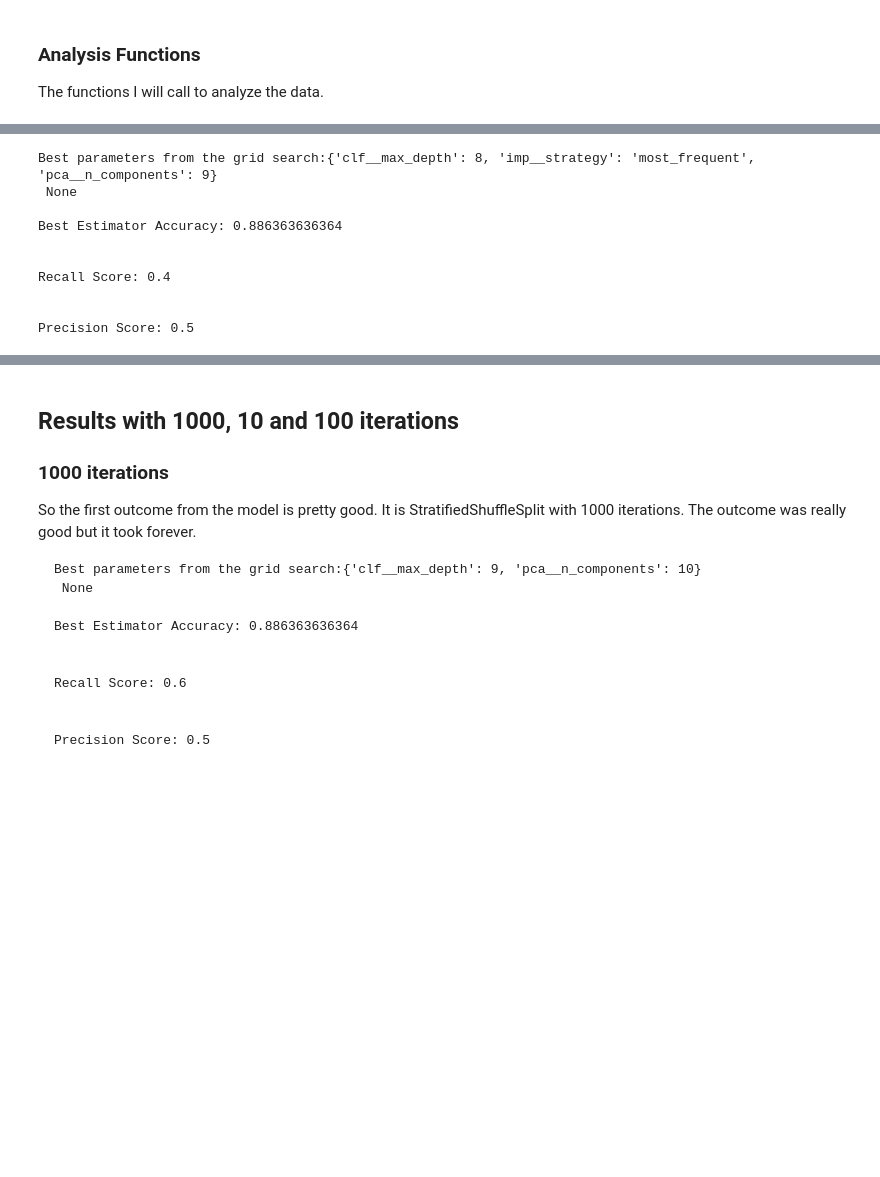
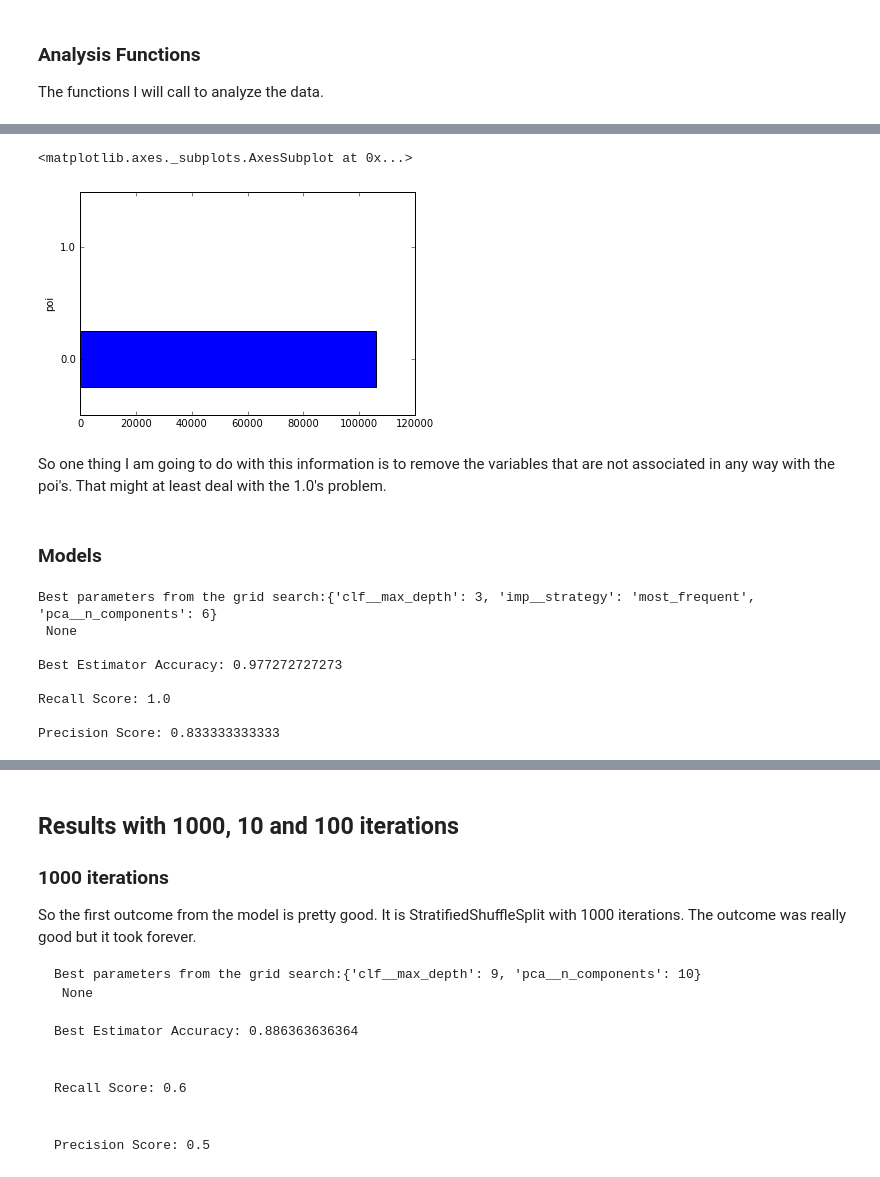
Before and after one commit to michaelreinhard/ud120-projects, a Jupyter notebook: final_project/final_project_restart_vivek.ipynb, the cells around one changed output, grey strips where cells are left out. Cells and saved outputs as stored; diff of their text form; code cells hidden in the pictures; blank space fills up the shorter version.

Commit message:
dropping variables and eda

```diff
--- a/final_project/final_project_restart_vivek.ipynb
+++ b/final_project/final_project_restart_vivek.ipynb
@@ -137,8 +156,27 @@ def get_outcomes(grid_object):
+# %%
+df.groupby('poi')['director_fees'].agg(np.median).plot(kind='barh')
+# %% [output]
+<matplotlib.axes._subplots.AxesSubplot at 0x...>
+[figure, added]
+# %% [markdown]
+So one thing I am going to do with this information is to remove the variables that are not associated in any way with the poi's. That might at least deal with the 1.0's problem.
+# %% [markdown]
+### Models
 # %%
 from sklearn.pipeline import Pipeline
 from sklearn.preprocessing import StandardScaler
 from sklearn.decomposition import PCA
+from sklearn.metrics import make_scorer
 
+# Get custom scorer
+score = make_scorer(custom_scorer, greater_is_better=True)
+
+# Get data
+features, labels = get_features_labels_drop(df)
+
+features_train, features_test, labels_train, labels_test = get_train_test_split(features, labels)
+
+# Build pipeline
 Pipeline = Pipeline([
         ('imp', Imputer(missing_values='NaN')),
         ('std', StandardScaler()),
@@ -146,29 +184,30 @@ Pipeline = Pipeline([
         ('clf', DecisionTreeClassifier(random_state = 53))
     ])
 
-x = [x for x in range(9,10)]
-d = [d for d in range(8,9)]
+# Build Grid
+x = [x for x in range(2,10)]
+d = [d for d in range(2,4)]
 param_grid = {'pca__n_components': x,
               'clf__max_depth': d,
               'imp__strategy':['most_frequent','median']}
 
+# set model parameters to grid search object
 gridCV_object = GridSearchCV(estimator = Pipeline,
                              param_grid = param_grid,
-                             scoring = "f1",
-                             cv = StratifiedShuffleSplit(labels_train, test_size=0.1,  n_iter=1000))
+                             scoring = score,
+                             cv = StratifiedShuffleSplit(labels, test_size=0.1,  n_iter=100))
 
-gridCV_object.fit(features_train, labels_train)
+# train the model
+gridCV_object.fit(features, labels)
 
-# print all the outcomes of interest
+# apply model to test data, print results
 get_outcomes(gridCV_object)
 # %% [output]
-Best parameters from the grid search:{'clf__max_depth': 8, 'imp__strategy': 'most_frequent', 'pca__n_components': 9}
+Best parameters from the grid search:{'clf__max_depth': 3, 'imp__strategy': 'most_frequent', 'pca__n_components': 6}
  None
 
-Best Estimator Accuracy: 0.886363636364
+Best Estimator Accuracy: 0.977272727273
 
+Recall Score: 1.0
 
-Recall Score: 0.4
-
-
-Precision Score: 0.5
+Precision Score: 0.833333333333
```
Also changed, not shown: parts of 5 cells of this notebook.
